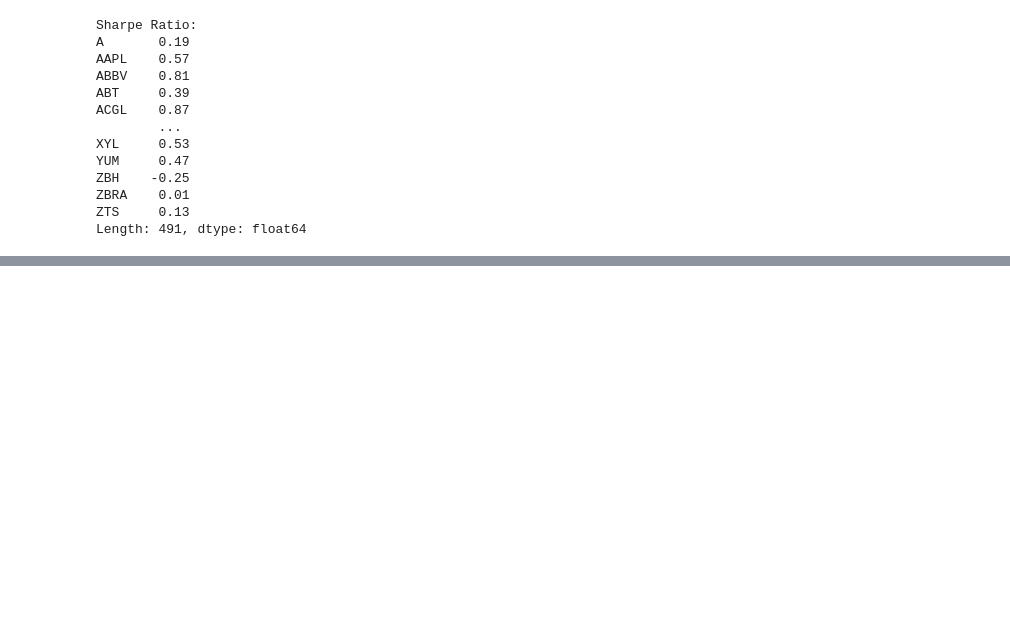
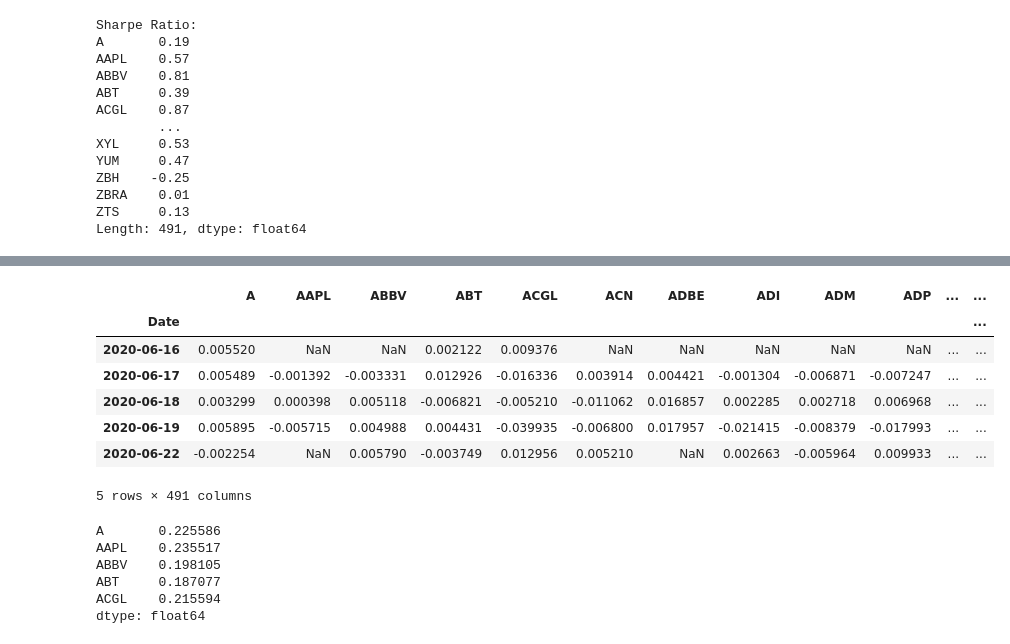
Before and after one commit to meth04/Portfolio-Analytics-Dashboard, a Jupyter notebook: notebooks/test_metrics.ipynb, the cells around one changed output, grey strips where cells are left out. Cells and saved outputs as stored; diff of their text form; code cells hidden in the pictures; blank space fills up the shorter version.

```diff
--- a/notebooks/test_metrics.ipynb
+++ b/notebooks/test_metrics.ipynb
@@ -139,0 +189,24 @@ Length: 491, dtype: float64
+# %%
+risk_free_rate = 0.02
+
+excess_negative_return = results[results < risk_free_rate]
+excess_negative_return.head()
+# %% [output]
+|  | A | AAPL | ABBV | ABT | ACGL | ACN | ADBE | ADI | ADM | ADP | ... | ... |
+| Date |  |  |  |  |  |  |  |  |  |  |  | ... |
+| 2020-06-16 | 0.005520 | NaN | NaN | 0.002122 | 0.009376 | NaN | NaN | NaN | NaN | NaN | ... | ... |
+| 2020-06-17 | 0.005489 | -0.001392 | -0.003331 | 0.012926 | -0.016336 | 0.003914 | 0.004421 | -0.001304 | -0.006871 | -0.007247 | ... | ... |
+| 2020-06-18 | 0.003299 | 0.000398 | 0.005118 | -0.006821 | -0.005210 | -0.011062 | 0.016857 | 0.002285 | 0.002718 | 0.006968 | ... | ... |
+| 2020-06-19 | 0.005895 | -0.005715 | 0.004988 | 0.004431 | -0.039935 | -0.006800 | 0.017957 | -0.021415 | -0.008379 | -0.017993 | ... | ... |
+| 2020-06-22 | -0.002254 | NaN | 0.005790 | -0.003749 | 0.012956 | 0.005210 | NaN | 0.002663 | -0.005964 | 0.009933 | ... | ... |
+5 rows × 491 columns
+# %%
+downside_deviation = excess_negative_return.std() * np.sqrt(251)
+downside_deviation.head()
+# %% [output]
+A       0.225586
+AAPL    0.235517
+ABBV    0.198105
+ABT     0.187077
+ACGL    0.215594
+dtype: float64
```
Also changed, not shown: parts of 14 cells of this notebook.
